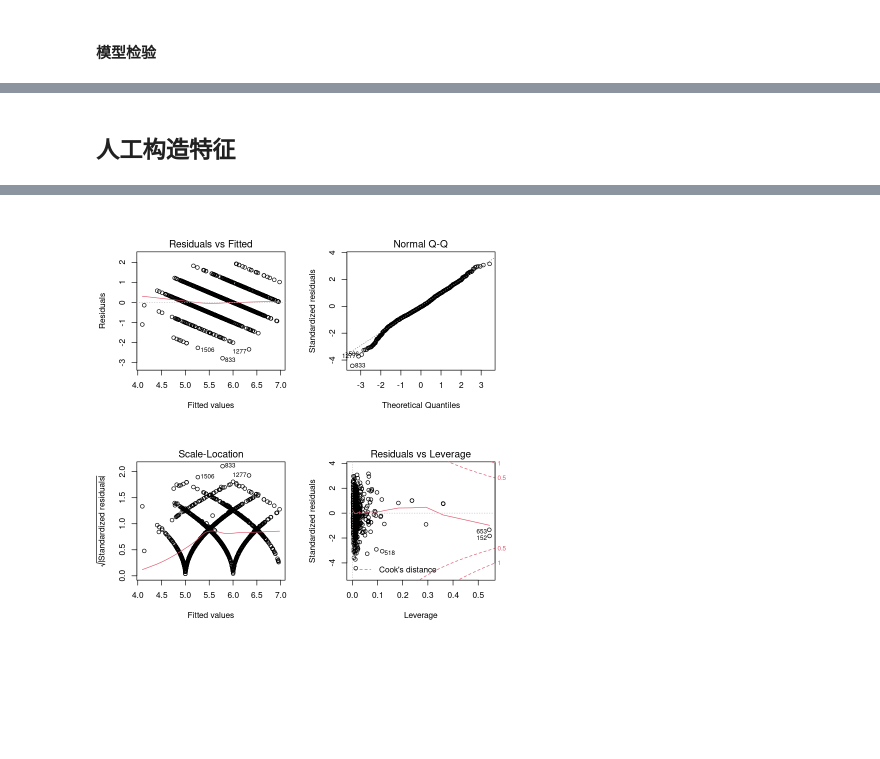
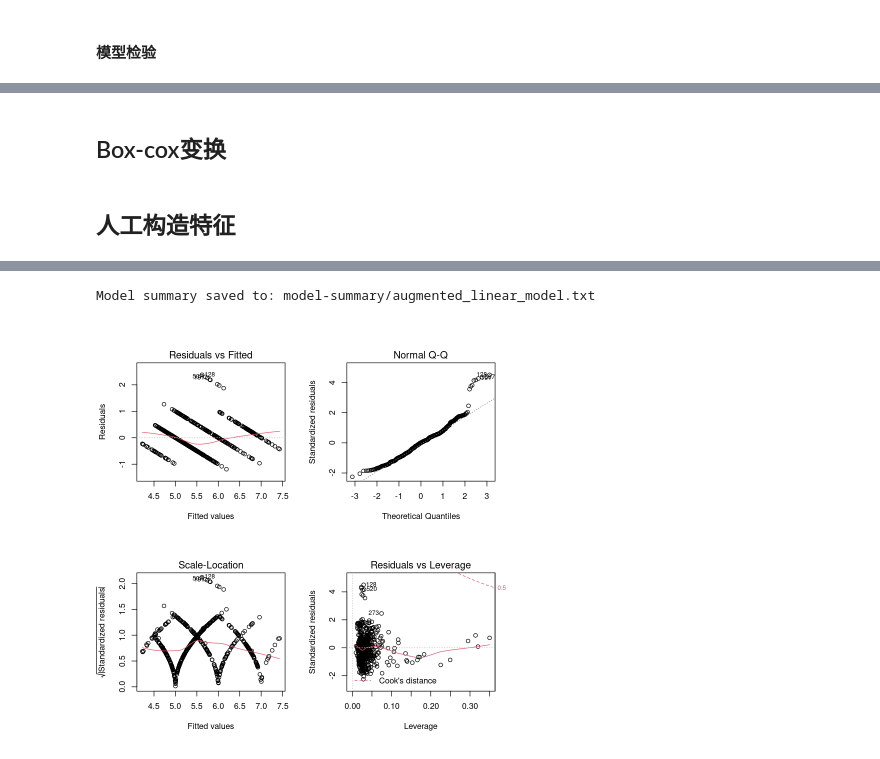
Before and after one commit to Aoblex/2023-fall-SUFE-regression-analysis-report, a Jupyter notebook: winequality-regression.ipynb, the cells around one changed output, grey strips where cells are left out. Drawn from its saved outputs; the diff is of its cells as text; code cells hidden in the pictures; blank space fills up the shorter version.

```diff
--- a/winequality-regression.ipynb
+++ b/winequality-regression.ipynb
@@ -25,7 +27,5 @@ library(xtable)
 # %%
 # 读取红酒数据
 red.wine.path <- file.path(wine.dataset.folder, red.wine.filename)
-red.wine <- read.csv(red.wine.path,sep = ";")
-
-#red.wine.summary <- xtable(summary(red.wine))
-#print(xtable(summary(red.wine[,9:12])))
+red.wine <- read.csv(red.wine.path, sep = ",")
+str(red.wine)
@@ -73,7 +109,7 @@ save_red_wine_model_summary <- function(model, file_name) {
   file_path <- file.path(model.summary.folder, paste0(file_name, ".txt"))
 
   # 将summary输出捕获到字符向量
-  summary_text <- capture.output(summary(model))
+  summary_text <- capture.output(xtable(summary(model)))
 
   # 将summary输出写入txt文件
   writeLines(summary_text, file_path)
@@ -98,3 +280,5 @@ Model summary saved to: model-summary/linear_model.txt
+# %% [markdown]
+## Box-cox变换
 # %% [markdown]
 ## 人工构造特征
 # %%
@@ -112,7 +296,7 @@ red.wine$pH.ln <- log(red.wine$pH)
 #red.wine$pH.inv.ln <- 1 / log(red.wine$pH)
 augmented.linear.model <- lm(quality ~ ., data = red.wine)
 #print(xtable(summary(augmented.linear.model)))
-save_red_wine_model_summary(augmented.linear.model, "augmented_linear_model")
+save_red_wine_model_summary(augmented.linear.model, "augmented-linear-model")
 par(mfrow = c(2, 2))
 plot(augmented.linear.model)
 # %% [output]
@@ -120 +305,2 @@ Model summary saved to: model-summary/augmented_linear_model.txt
+Model summary saved to: model-summary/augmented_linear_model.txt
-[figure, old version]
+[figure, new version]
```
Also changed, not shown: parts of 13 cells of this notebook, 24 other files.
